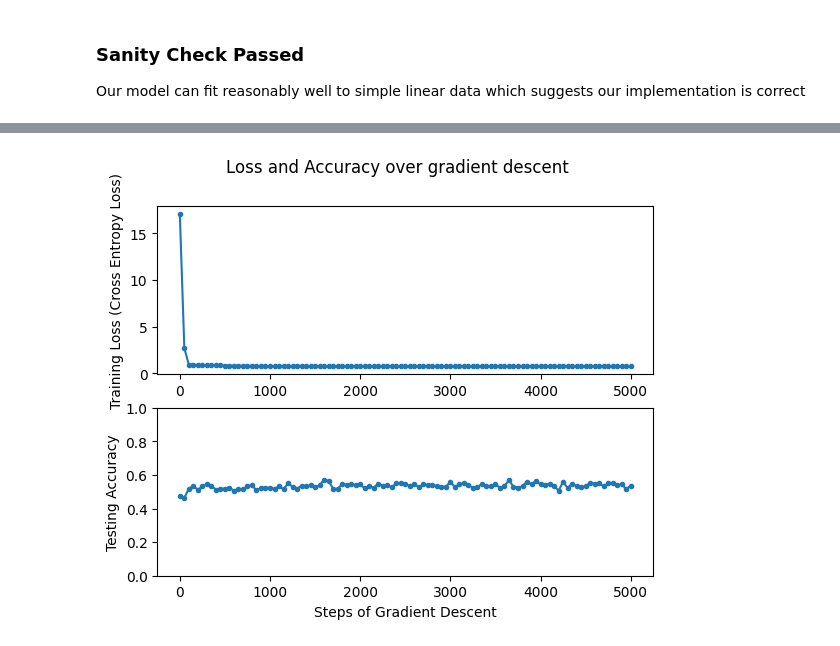
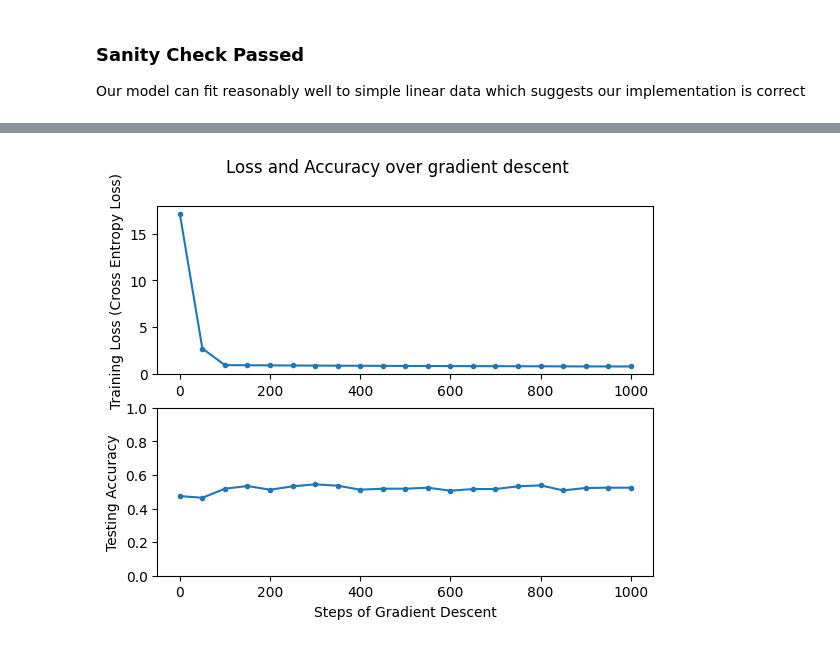
Before and after one commit to RohithM25/Wire-Cutting-Model-Training, a Jupyter notebook: sinas_notebook.ipynb, the cells around one changed output, grey strips where cells are left out. Drawn from its saved outputs; the diff is of its cells as text; code cells hidden in the pictures.

```diff
--- a/sinas_notebook.ipynb
+++ b/sinas_notebook.ipynb
@@ -99,7 +99,7 @@ ax1.set_ylabel('Training Loss (Cross Entropy Loss)')
 ax2.set_ylabel('Testing Accuracy')
 ax2.set_xlabel('Steps of Gradient Descent')
 
-for i in range(100):
+for i in range(20):
     model.train(iters=50, batch = 1000, reset_weights = False)
     loss_vals.append(model.LCE(f=model(), y=model.labels))
     model2.w = model.w
@@ -133,2 +136,2 @@ Training final loss: 0.9495890575787004, Training final accuracy: 0.6204
-[figure, old version]
+[figure, new version]
 # %%
```
Also changed, not shown: parts of 2 cells of this notebook, 1 other file.
